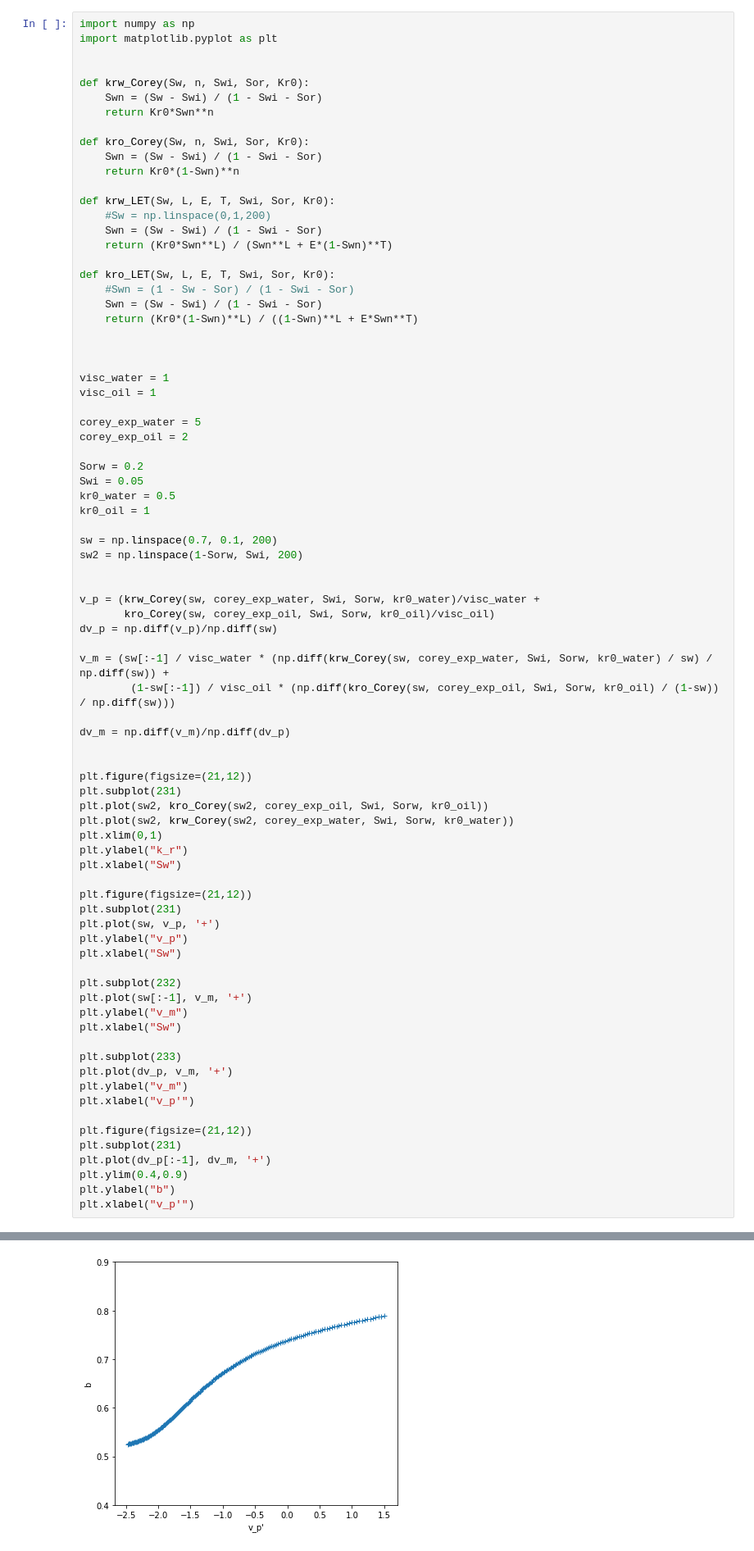
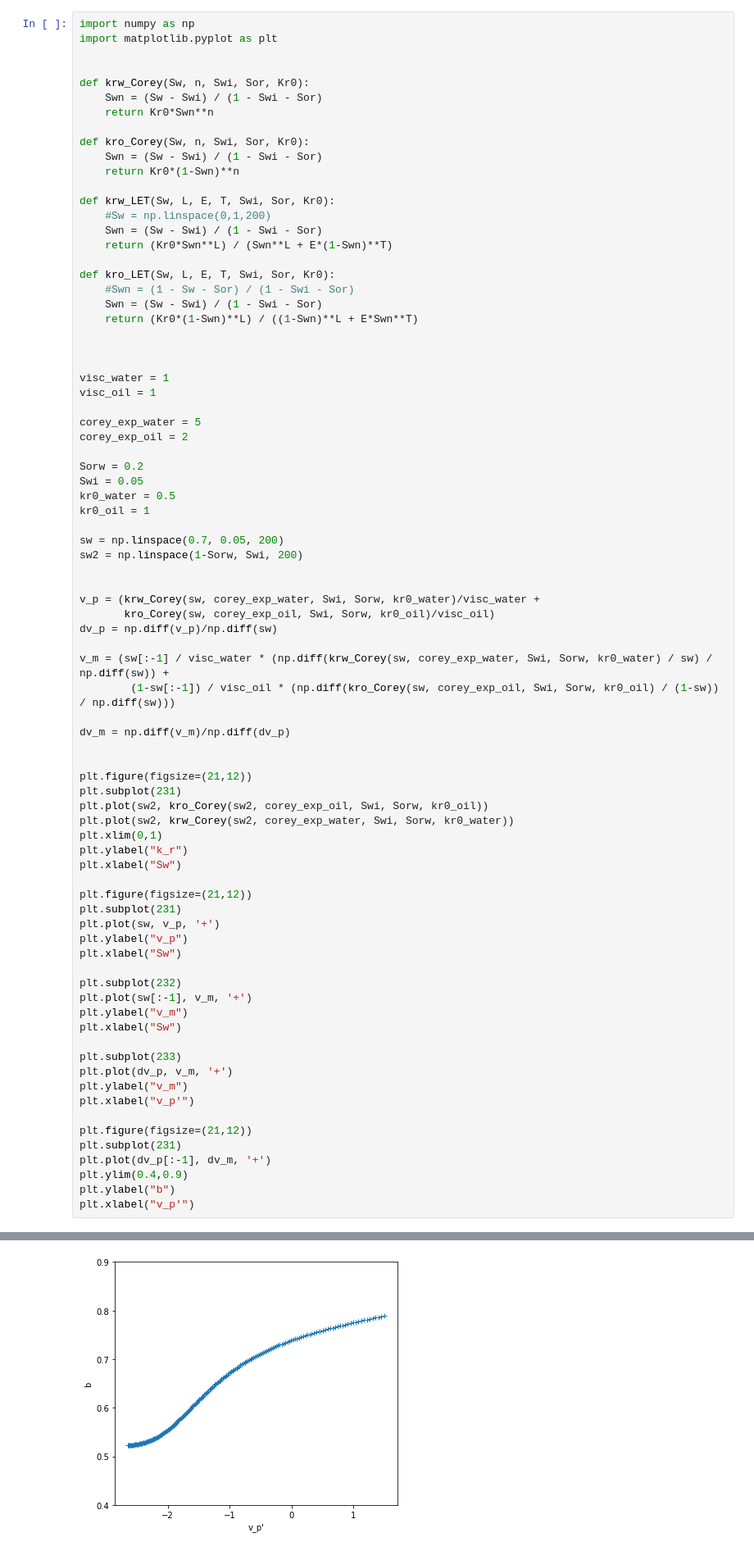
Before and after one commit to thomaram/Co-moving-velocity, a Jupyter notebook: co_move_velocity_plt.ipynb, the cells around one changed output, grey strips where cells are left out. Shown at 82% size. Cells and saved outputs as stored; diff of their text form.

```diff
--- a/co_move_velocity_plt.ipynb
+++ b/co_move_velocity_plt.ipynb
@@ -34,7 +34,7 @@ Swi = 0.05
 kr0_water = 0.5
 kr0_oil = 1
 
-sw = np.linspace(0.7, 0.1, 200)
+sw = np.linspace(0.7, 0.05, 200)
 sw2 = np.linspace(1-Sorw, Swi, 200)
 
 
@@ -85,4 +85,4 @@ Text(0.5, 0, "v_p'")
-[figure, old version]
+[figure, new version]
 # %%
 ## LET parameterization
 ## https://frode54.wordpress.com/wp-content/uploads/2018/03/sca2005-32-kr-lomeland-et-al.pdf
```
Also changed, not shown: parts of 2 cells of this notebook.
